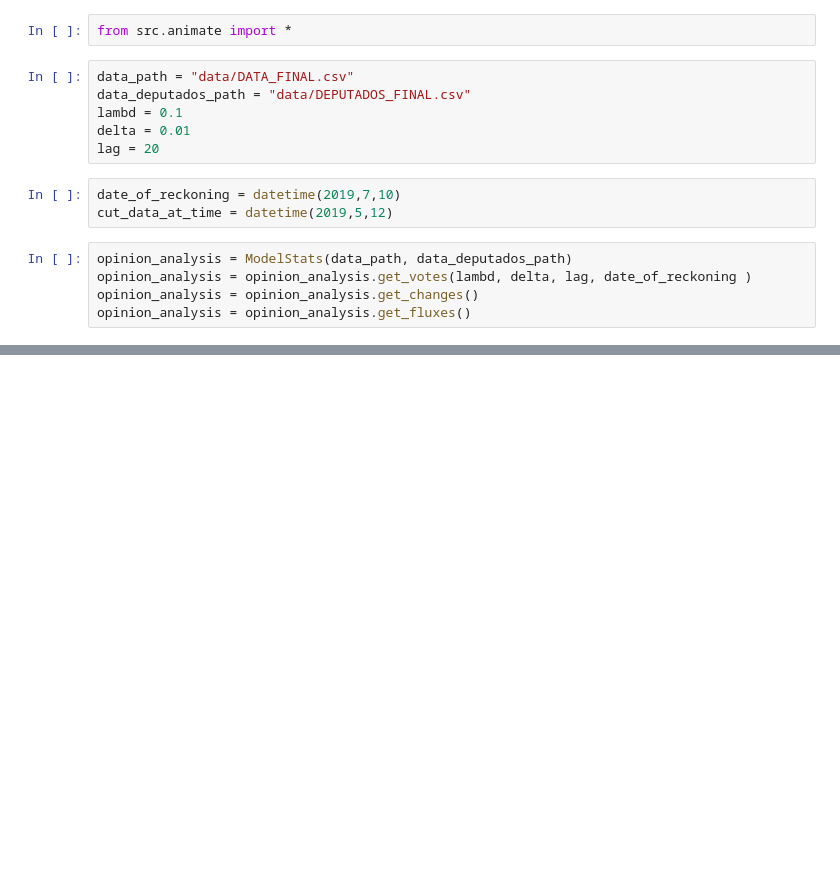
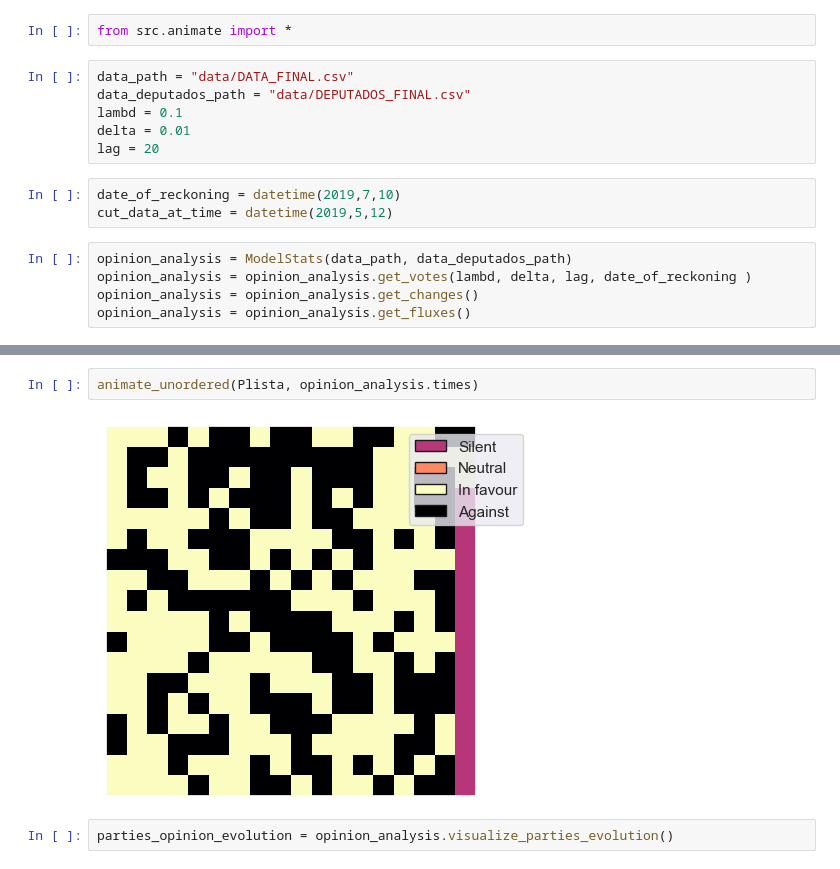
Before and after one commit to JoaoRibeiroMedeiros/political, a Jupyter notebook: notebooks/02-IllustrateAndAnimate.ipynb, the cells around one changed output, grey strips where cells are left out. Saved outputs shown, nothing was run; the diff lists cells and outputs as text; blank space fills up the shorter version.

```diff
--- a/notebooks/02-IllustrateAndAnimate.ipynb
+++ b/notebooks/02-IllustrateAndAnimate.ipynb
@@ -45,0 +66,6 @@ opinion_analysis.from_time_to_politician_opinion_list
+# %%
+animate_unordered(Plista, opinion_analysis.times)
+# %% [output]
+[figure, added]
+# %%
+parties_opinion_evolution = opinion_analysis.visualize_parties_evolution()
```
Also changed, not shown: parts of 12 cells of this notebook, 3 other files.
